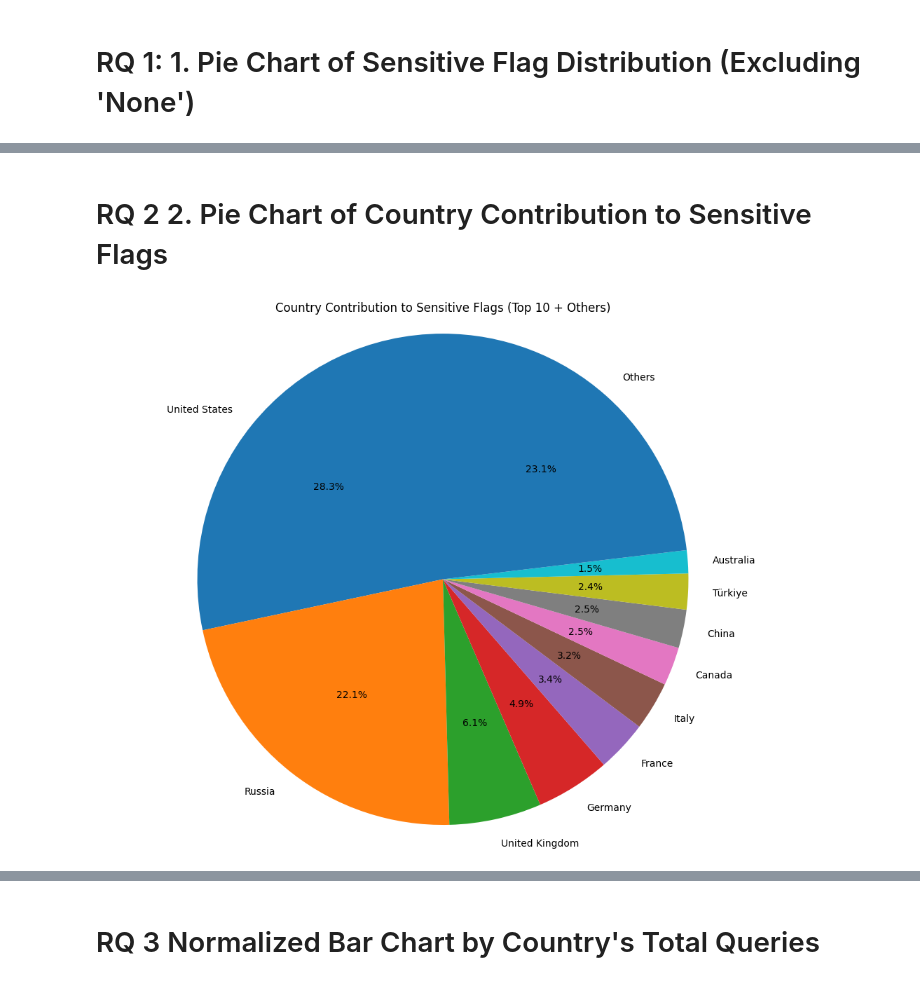
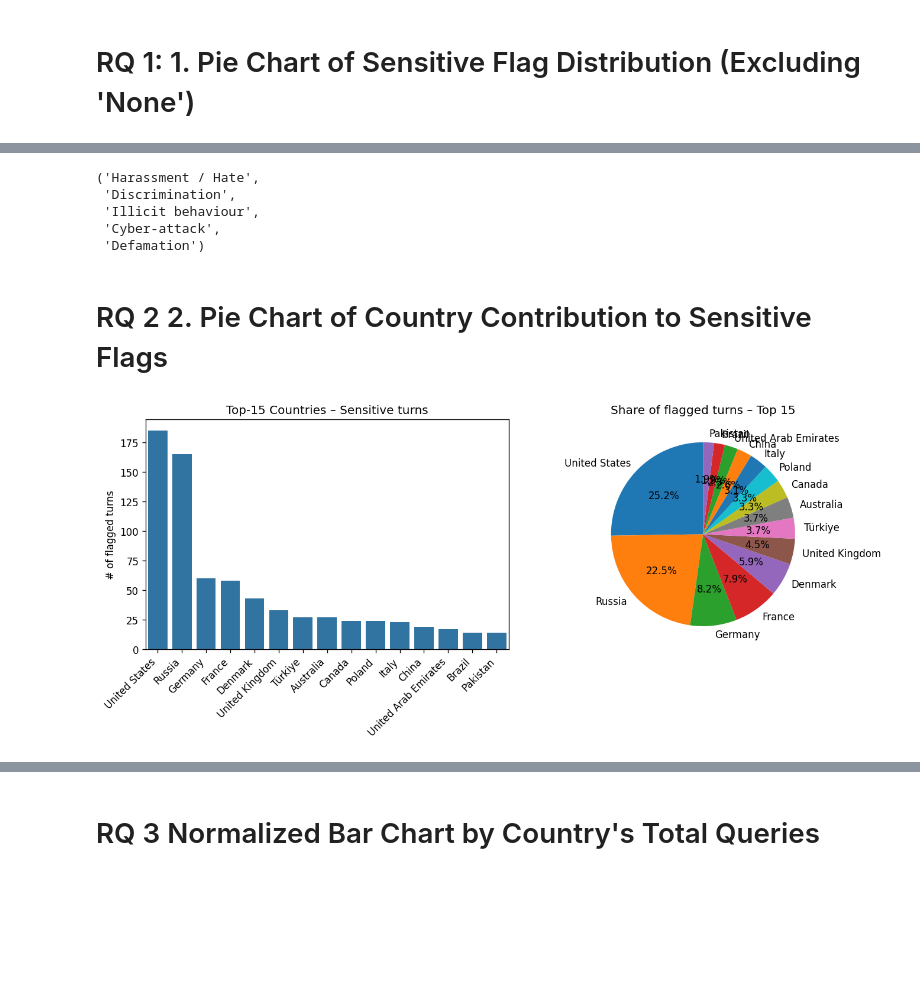
Before and after one commit to shayne-longpre/naturalistic-ai, a Jupyter notebook: notebooks/sensitive-flags.ipynb, the cells around one changed output, grey strips where cells are left out. Cells and saved outputs as stored; diff of their text form; code cells hidden in the pictures; blank space fills up the shorter version.

Commit message:
more analysis on flags

```diff
--- a/notebooks/sensitive-flags.ipynb
+++ b/notebooks/sensitive-flags.ipynb
@@ -383,7 +383,7 @@ if hasattr(dataset.data[0], 'geography') and dataset.data[0].geography:
     geo_percentages = {}
 
     for country, counts in geo_data.items():
-        if counts["total"] >= 10:  # Only include countries with sufficient data
+        if counts["total"] >= 0:  # Only include countries with sufficient data
             percentage = (counts["sensitive"] / counts["total"]) * 100
             geo_percentages[country] = percentage
 
@@ -653,43 +651,26 @@ Other: 1
+# %%
+labels
+# %% [output]
+('Harassment / Hate',
+ 'Discrimination',
+ 'Illicit behaviour',
+ 'Cyber-attack',
+ 'Defamation')
 # %% [markdown]
 # RQ 2 2. Pie  Chart of Country Contribution to Sensitive Flags
-# %%
-# Calculate country contribution to sensitive flags
-country_sensitive_counts = defaultdict(int)
-
-for conv in dataset.data:
-    if conv.geography:
-        country = conv.geography.split(';')[0].strip() if ';' in conv.geography else conv.geography
-
-        # Check if conversation has sensitive content
-        for msg in conv.conversation:
-            if "automatic_v0-turn_sensitive_use_flags" in msg.metadata:
-                flag_value = msg.metadata["automatic_v0-turn_sensitive_use_flags"].value
-                if isinstance(flag_value, list):
-                    if any(flag != "None" for flag in flag_value):
-                        country_sensitive_counts[country] += 1
-                        break
-                elif flag_value and flag_value != "None":
-                    country_sensitive_counts[country] += 1
-                    break
-
-# Sort countries by contribution and take top 10
-sorted_countries = sorted(country_sensitive_counts.items(), key=lambda x: x[1], reverse=True)[:10]
-top_countries, top_counts = zip(*sorted_countries)
-
-# Add "Others" category
-others_count = sum(count for country, count in country_sensitive_counts.items()
-                  if country not in top_countries)
-if others_count > 0:
-    top_countries = list(top_countries) + ["Others"]
-    top_counts = list(top_counts) + [others_count]
-
-# Create pie chart
-plt.figure(figsize=(10, 8))
-plt.pie(top_counts, labels=top_countries, autopct='%1.1f%%', startangle=90)
-plt.axis('equal')
-plt.title('Country Contribution to Sensitive Flags (Top 10 + Others)')
-plt.tight_layout()
-plt.savefig(f"{outdir}/country_contribution_pie_chart.png")
-plt.show()
-# %% [output]
-[figure, removed]
+# %%
+N = 15
+countries, counts = zip(*turn_flag_by_country.most_common(N))
+
+plt.figure(figsize=(12, 5))
+plt.subplot(1, 2, 1)
+sns.barplot(x=list(countries), y=list(counts))
+plt.xticks(rotation=45, ha="right"); plt.xlabel(""); plt.ylabel("# of flagged turns")
+plt.title(f"Top-{N} Countries – Sensitive turns")
+
+plt.subplot(1, 2, 2)
+plt.pie(counts, labels=countries, autopct="%1.1f%%", startangle=90, radius=1)
+plt.title(f"Share of flagged turns – Top {N}")
+plt.tight_layout(); plt.show()
+# %% [output]
+[figure, added]
```
Also changed, not shown: parts of 20 cells of this notebook, 3 other files.
